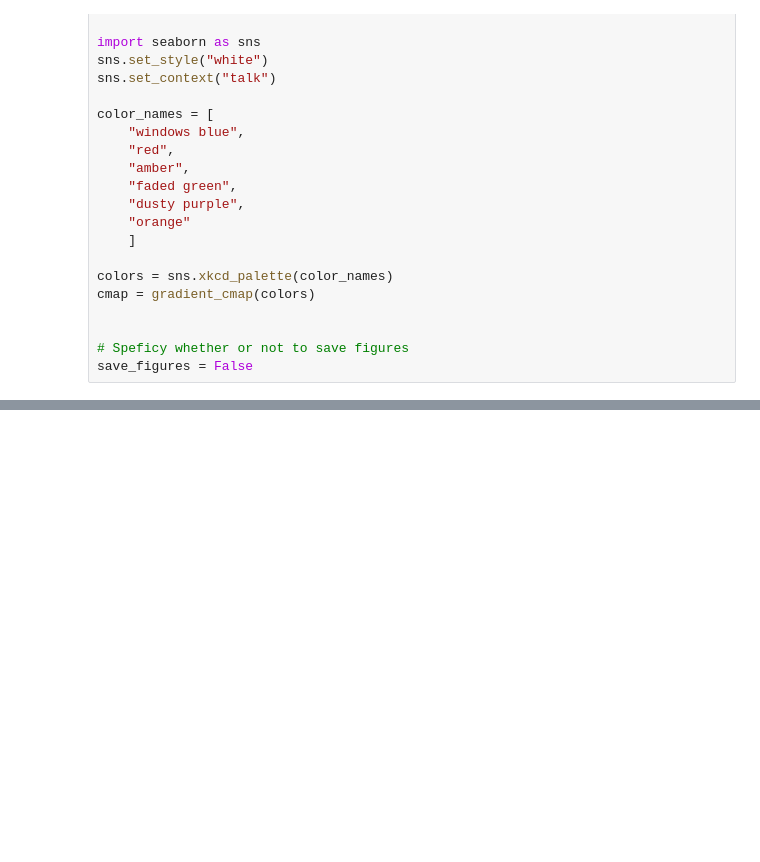
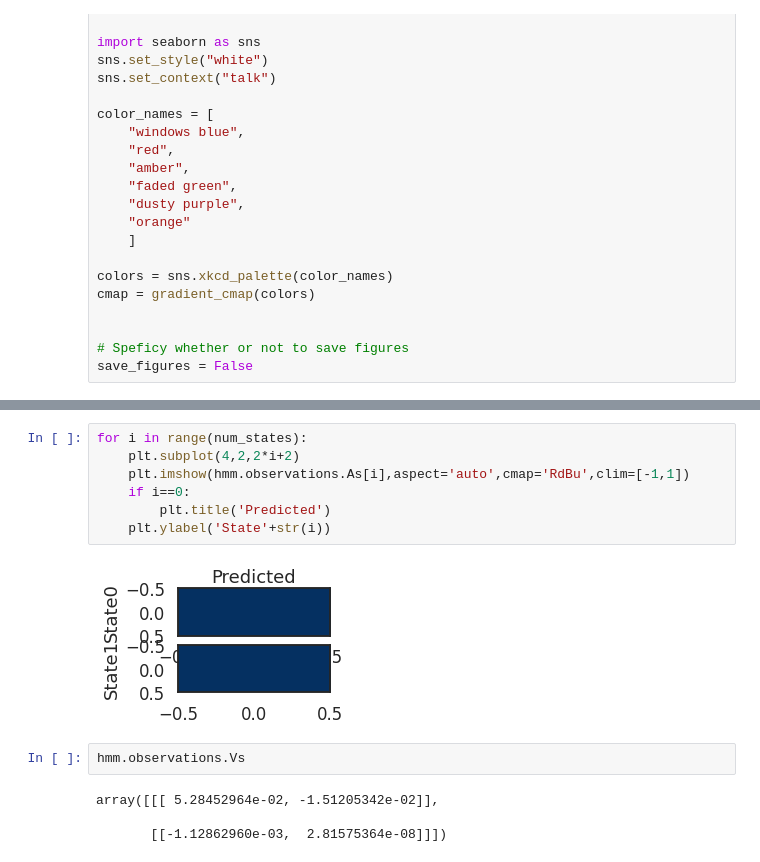
Before and after one commit to raeedcho/cst-strat, a Jupyter notebook: cst_strat_analysis.ipynb, the cells around one changed output, grey strips where cells are left out. Cells and saved outputs as stored; diff of their text form; blank space fills up the shorter version.

```diff
--- a/cst_strat_analysis.ipynb
+++ b/cst_strat_analysis.ipynb
@@ -63,0 +129,15 @@ plt.show()
+# %%
+for i in range(num_states):
+    plt.subplot(4,2,2*i+2)
+    plt.imshow(hmm.observations.As[i],aspect='auto',cmap='RdBu',clim=[-1,1])
+    if i==0:
+        plt.title('Predicted')
+    plt.ylabel('State'+str(i))
+# %% [output]
+[figure, added]
+# %%
+hmm.observations.Vs
+# %% [output]
+array([[[ 5.28452964e-02, -1.51205342e-02]],
+
+       [[-1.12862960e-03,  2.81575364e-08]]])
```
Also changed, not shown: parts of 5 cells of this notebook.
